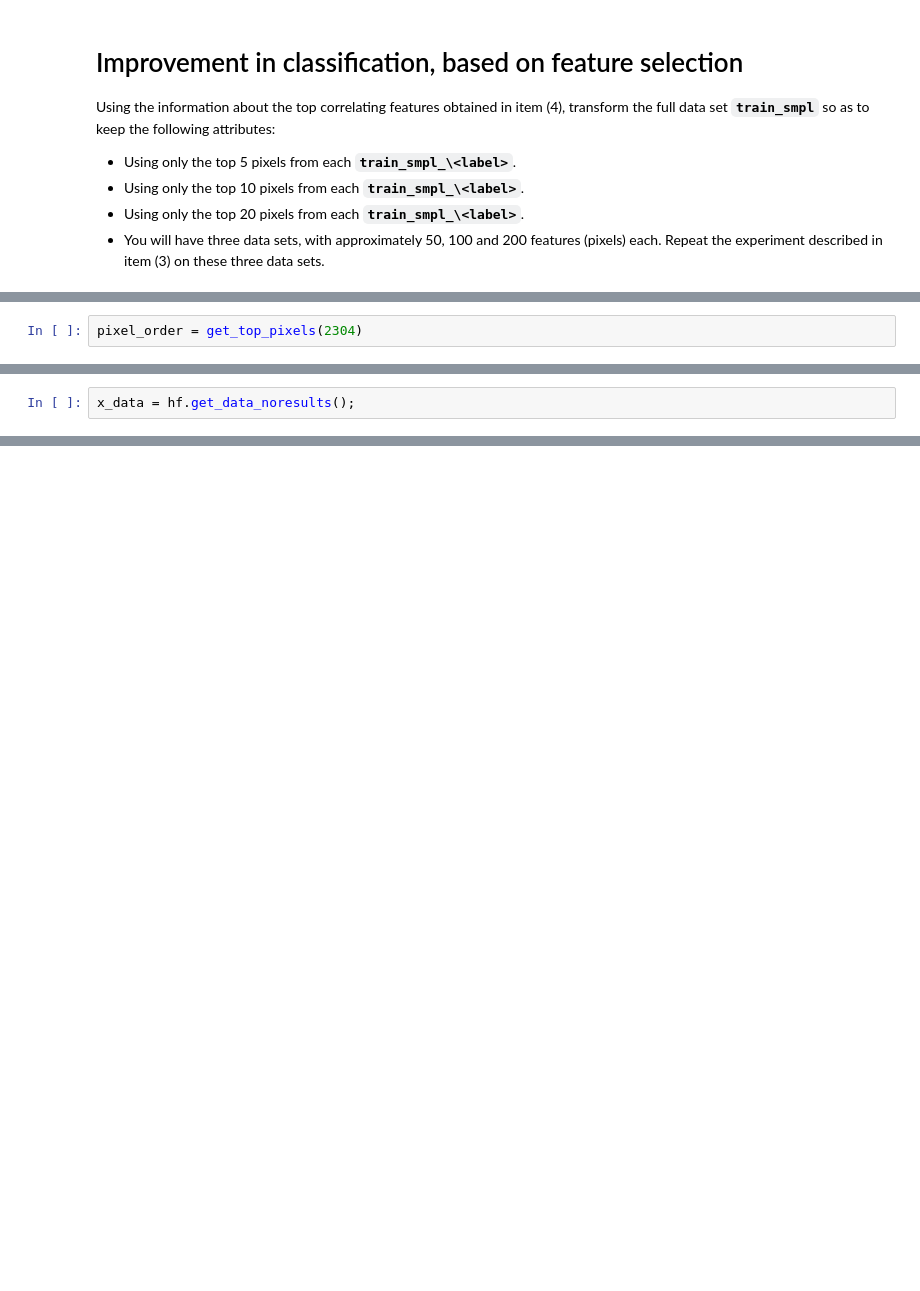
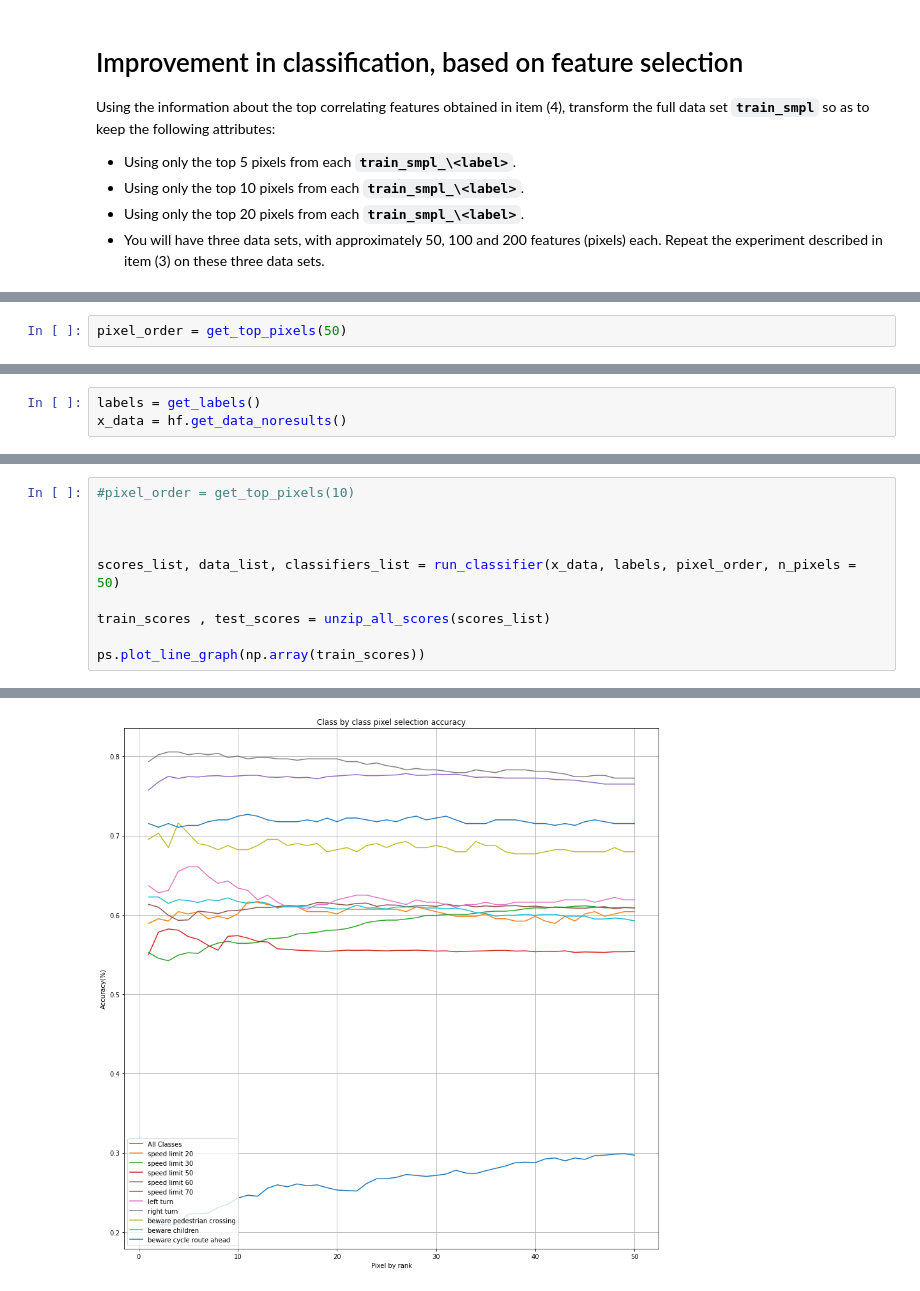
Before and after one commit to friedforfun/Data-Mining-Machine-Learning-CW, a Jupyter notebook: Tasks/Task 5 - Improvement in classification.ipynb, the cells around one changed output, grey strips where cells are left out. Drawn from its saved outputs; the diff is of its cells as text; blank space fills up the shorter version.

Commit message:
Converted pixel stuff into functions

```diff
--- a/Tasks/Task 5 - Improvement in classification.ipynb
+++ b/Tasks/Task 5 - Improvement in classification.ipynb
@@ -56,2 +105,2 @@ def build_classifiers(data, pixel_order, y_labels, balance_classes=False):
 # %%
-pixel_order = get_top_pixels(2304)
+pixel_order = get_top_pixels(50)
@@ -62,2 +107,3 @@ for i in range(-1, 10):
 # %%
-x_data = hf.get_data_noresults();
+labels = get_labels()
+x_data = hf.get_data_noresults()
@@ -221,0 +110,11 @@ plt.show()
+# %%
+#pixel_order = get_top_pixels(10)
+
+
+
+scores_list, data_list, classifiers_list = run_classifier(x_data, labels, pixel_order, n_pixels = 50)
+
+train_scores , test_scores = unzip_all_scores(scores_list)
+
+ps.plot_line_graph(np.array(train_scores))
+# %% [output]
@@ -221,0 +138 @@ plt.show()
+[figure, added]
```
Also changed, not shown: parts of 22 cells of this notebook, 1 other file.
